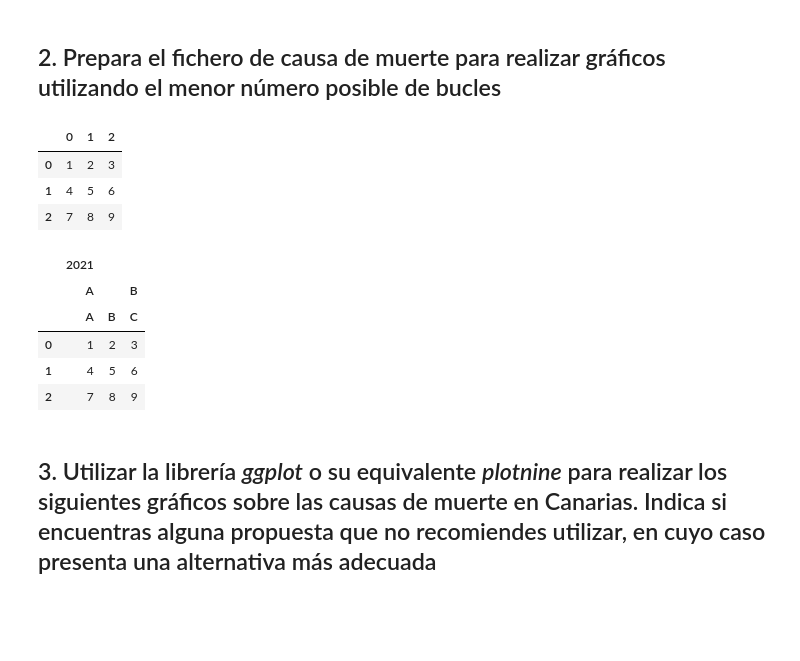
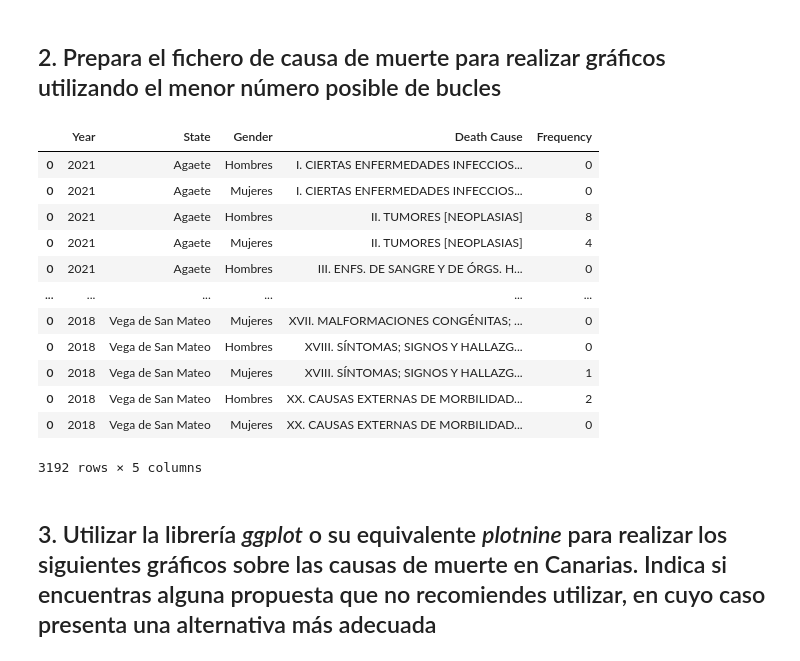
Before and after one commit to alu0101351773/VIS_practicas, a Jupyter notebook: src/jorge_cabrera_alu0101351773.ipynb, the cells around one changed output. Drawn from its saved outputs; the diff is of its cells as text; code cells hidden in the pictures; blank space fills up the shorter version.

```diff
--- a/src/jorge_cabrera_alu0101351773.ipynb
+++ b/src/jorge_cabrera_alu0101351773.ipynb
@@ -33,25 +33,64 @@ ggplot(aes('x4', 'y4'), df) + geom_point()
 <Figure Size: (640 x 480)>
 # %% [markdown]
 ## 2. Prepara el fichero de causa de muerte para realizar gráficos utilizando el menor número posible de bucles
-# %%
-df = pd.DataFrame([[1, 2, 3], [4, 5, 6], [7, 8, 9]])
-
-display(df)
-
-df.columns = [['2021','2021','2021'], ['A', 'A', 'B'], ['A', 'B', 'C']]
-
-display(df)
-# %% [output]
-|  | 0 | 1 | 2 |
-| 0 | 1 | 2 | 3 |
-| 1 | 4 | 5 | 6 |
-| 2 | 7 | 8 | 9 |
-|  | 2021 |  |  |
-|  | A |  | B |
-|  | A | B | C |
-| 0 | 1 | 2 | 3 |
-| 1 | 4 | 5 | 6 |
-| 2 | 7 | 8 | 9 |
+# %%
+import csv
+
+parsed_df = pd.DataFrame(columns=['Year', 'State', 'Gender', 'Death Cause', 'Frequency'])
+
+df = pd.read_csv('../data/E30417A_0020.csv', delimiter=';', encoding='latin1')
+death_causes = df.columns[1::2].to_list()
+genders = ['Hombres', 'Mujeres']
+
+# All combinations of death causes with Gender
+possible_combinations = list()
+
+for death_cause in death_causes:
+    for gender in genders:
+        possible_combinations.append((gender, death_cause))
+
+# print(possible_combinations)
+
+year = -1
+
+for i, row in enumerate(csv.reader(open('../data/E30417A_0020.csv'), delimiter=';')):
+    row[0] = row[0].strip()
+    if i < 2:
+        continue
+    if row[0] == 'Defunciones':
+        continue
+    if row[0].isnumeric():
+        year = int(row[0])
+        # print(year)
+        continue
+
+    for i, possible_combination in enumerate(possible_combinations):
+        parsed_df = pd.concat([
+            parsed_df,
+            pd.DataFrame({
+                'Year': [year],
+                'State': [row[0]],
+                'Gender': [possible_combination[0]],
+                'Death Cause': [possible_combination[1]],
+                'Frequency': [row[1 + i]]
+            })
+        ])
+
+display(parsed_df)
+# %% [output]
+|  | Year | State | Gender | Death Cause | Frequency |
+| 0 | 2021 | Agaete | Hombres | I. CIERTAS ENFERMEDADES INFECCIOS... | 0 |
+| 0 | 2021 | Agaete | Mujeres | I. CIERTAS ENFERMEDADES INFECCIOS... | 0 |
+| 0 | 2021 | Agaete | Hombres | II. TUMORES [NEOPLASIAS] | 8 |
+| 0 | 2021 | Agaete | Mujeres | II. TUMORES [NEOPLASIAS] | 4 |
+| 0 | 2021 | Agaete | Hombres | III. ENFS. DE SANGRE Y DE ÓRGS. H... | 0 |
+| ... | ... | ... | ... | ... | ... |
+| 0 | 2018 | Vega de San Mateo | Mujeres | XVII. MALFORMACIONES CONGÉNITAS; ... | 0 |
+| 0 | 2018 | Vega de San Mateo | Hombres | XVIII. SÍNTOMAS; SIGNOS Y HALLAZG... | 0 |
+| 0 | 2018 | Vega de San Mateo | Mujeres | XVIII. SÍNTOMAS; SIGNOS Y HALLAZG... | 1 |
+| 0 | 2018 | Vega de San Mateo | Hombres | XX. CAUSAS EXTERNAS DE MORBILIDAD... | 2 |
+| 0 | 2018 | Vega de San Mateo | Mujeres | XX. CAUSAS EXTERNAS DE MORBILIDAD... | 0 |
+3192 rows × 5 columns
 # %% [markdown]
 ## 3. Utilizar la librería _ggplot_ o su equivalente _plotnine_ para realizar los siguientes gráficos sobre las causas de muerte en Canarias. Indica si encuentras alguna propuesta que no recomiendes utilizar, en cuyo caso presenta una alternativa más adecuada
 # %% [markdown]
```
